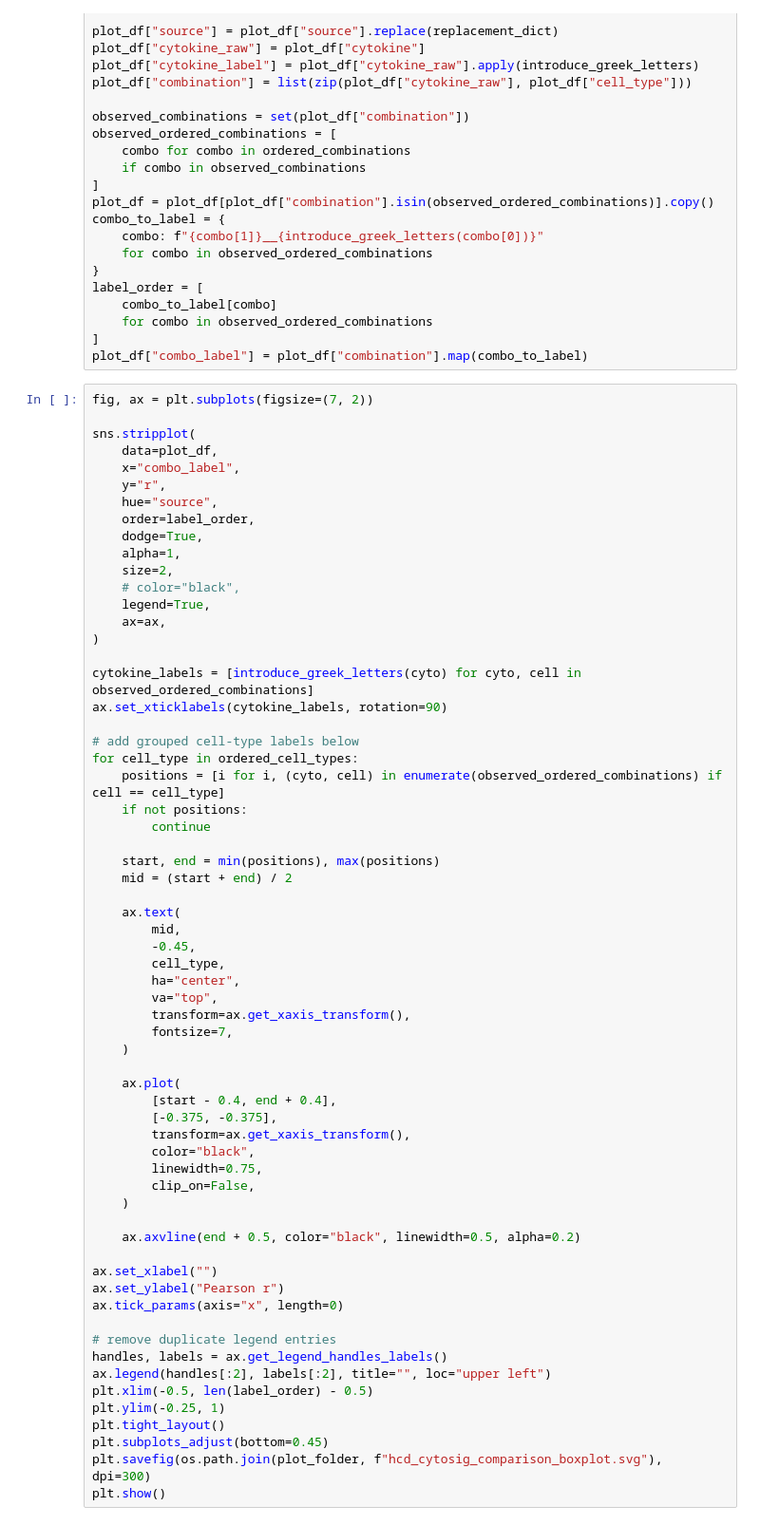
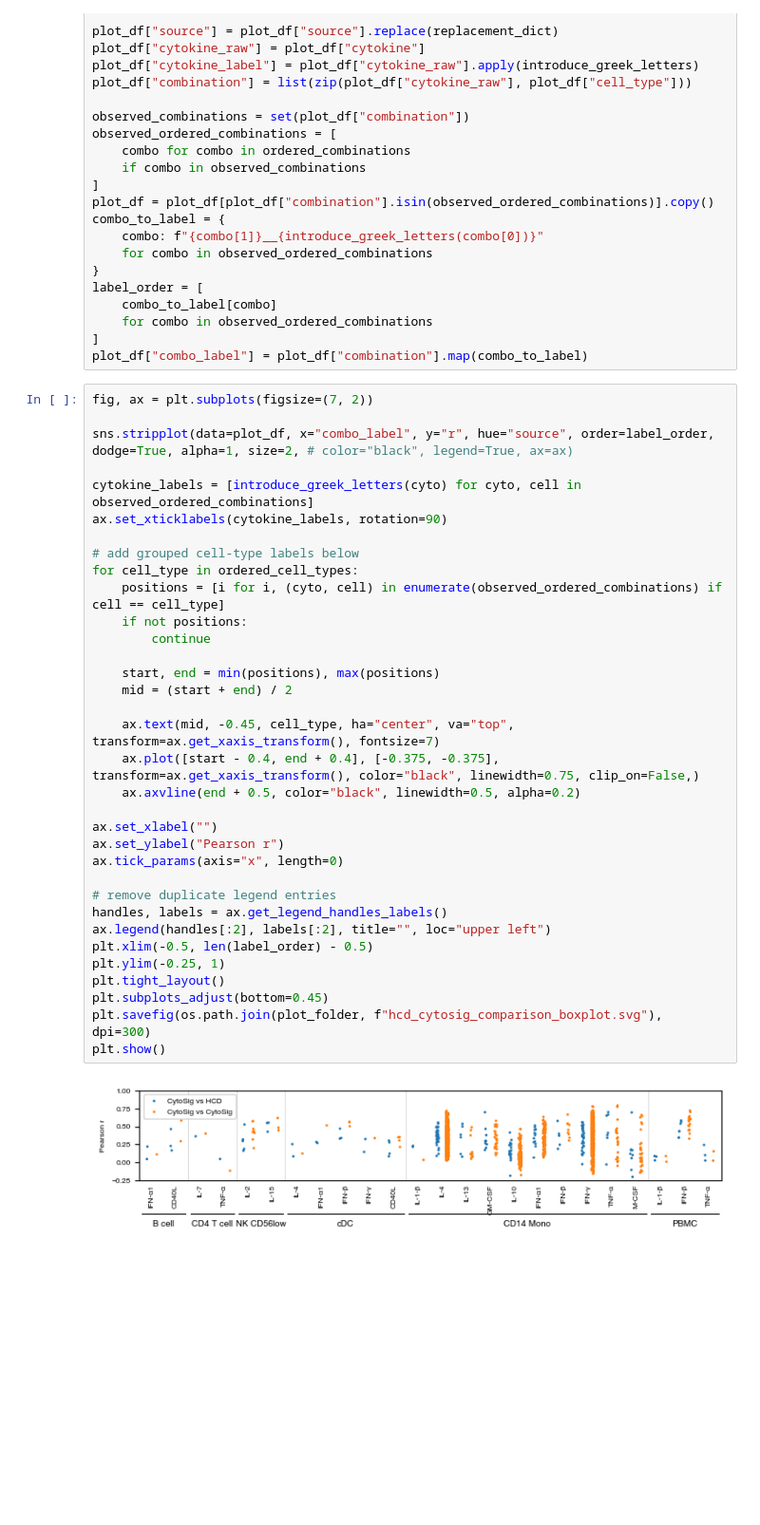
Before and after one commit to theislab/HumanCytokineDict, a Jupyter notebook: notebooks/figure_1_to_4/2_cytosig_time_series.ipynb, the cells around one changed output. Shown at 95% size. Cells and saved outputs as stored; diff of their text form; blank space fills up the shorter version.

```diff
--- a/notebooks/figure_1_to_4/2_cytosig_time_series.ipynb
+++ b/notebooks/figure_1_to_4/2_cytosig_time_series.ipynb
@@ -1160,63 +1219,36 @@ plot_df["combo_label"] = plot_df["combination"].map(combo_to_label)
 # %%
 fig, ax = plt.subplots(figsize=(7, 2))
 
-sns.stripplot(
-    data=plot_df,
-    x="combo_label",
-    y="r",
-    hue="source",
-    order=label_order,
-    dodge=True,
-    alpha=1,
-    size=2,
-    # color="black",
-    legend=True,
-    ax=ax,
-)
+sns.stripplot(data=plot_df, x="combo_label", y="r", hue="source", order=label_order, dodge=True, alpha=1, size=2, # color="black", legend=True, ax=ax)
 
 cytokine_labels = [introduce_greek_letters(cyto) for cyto, cell in observed_ordered_combinations]
 ax.set_xticklabels(cytokine_labels, rotation=90)
 
 # add grouped cell-type labels below
 for cell_type in ordered_cell_types:
     positions = [i for i, (cyto, cell) in enumerate(observed_ordered_combinations) if cell == cell_type]
     if not positions:
         continue
 
     start, end = min(positions), max(positions)
     mid = (start + end) / 2
 
-    ax.text(
-        mid,
-        -0.45,
-        cell_type,
-        ha="center",
-        va="top",
-        transform=ax.get_xaxis_transform(),
-        fontsize=7,
-    )
-
-    ax.plot(
-        [start - 0.4, end + 0.4],
-        [-0.375, -0.375],
-        transform=ax.get_xaxis_transform(),
-        color="black",
-        linewidth=0.75,
-        clip_on=False,
-    )
-
+    ax.text(mid, -0.45, cell_type, ha="center", va="top", transform=ax.get_xaxis_transform(), fontsize=7)
+    ax.plot([start - 0.4, end + 0.4], [-0.375, -0.375], transform=ax.get_xaxis_transform(), color="black", linewidth=0.75, clip_on=False,)
     ax.axvline(end + 0.5, color="black", linewidth=0.5, alpha=0.2)
 
 ax.set_xlabel("")
 ax.set_ylabel("Pearson r")
 ax.tick_params(axis="x", length=0)
 
 # remove duplicate legend entries
 handles, labels = ax.get_legend_handles_labels()
 ax.legend(handles[:2], labels[:2], title="", loc="upper left")
 plt.xlim(-0.5, len(label_order) - 0.5)
 plt.ylim(-0.25, 1)
 plt.tight_layout()
 plt.subplots_adjust(bottom=0.45)
 plt.savefig(os.path.join(plot_folder, f"hcd_cytosig_comparison_boxplot.svg"), dpi=300)
 plt.show()
+# %% [output]
+[figure, added]
```
Also changed, not shown: parts of 13 cells of this notebook, 16 other files.
